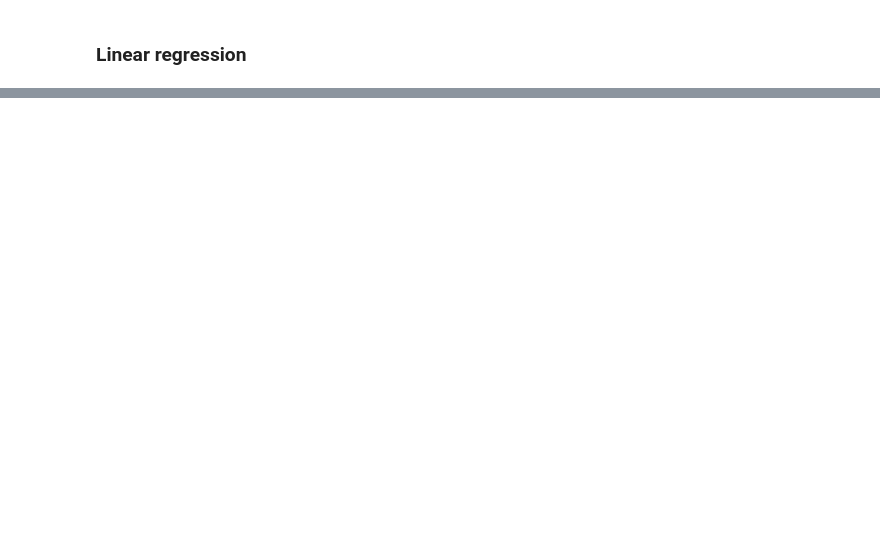
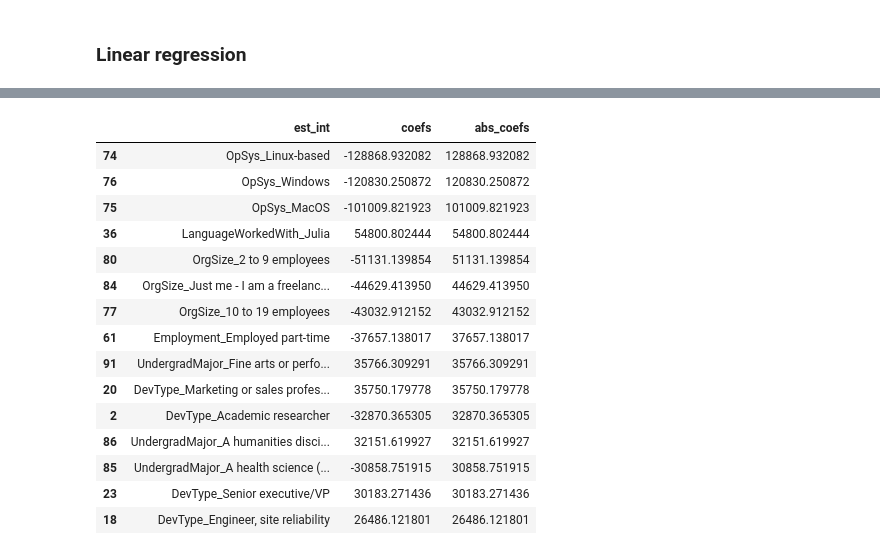
Before and after one commit to rubenvf/Stack_Overflow_Survey_2020, a Jupyter notebook: StackOverflowPost.ipynb, the cells around one changed output, grey strips where cells are left out. Cells and saved outputs as stored; diff of their text form; code cells hidden in the pictures; blank space fills up the shorter version.

```diff
--- a/StackOverflowPost.ipynb
+++ b/StackOverflowPost.ipynb
@@ -415,0 +529,42 @@ pd.DataFrame(df.query("Professional == 'Professional developer' and (Gender == '
+# %%
+def coef_weights(coefficients, X_train):
+    '''
+    INPUT:
+    coefficients - the coefficients of the linear model
+    X_train - the training data, so the column names can be used
+    OUTPUT:
+    coefs_df - a dataframe holding the coefficient, estimate, and abs(estimate)
+
+    Provides a dataframe that can be used to understand the most influential coefficients
+    in a linear model by providing the coefficient estimates along with the name of the
+    variable attached to the coefficient.
+    '''
+    coefs_df = pd.DataFrame()
+    coefs_df['est_int'] = X_train.columns
+    coefs_df['coefs'] = lm_model.coef_
+    coefs_df['abs_coefs'] = np.abs(lm_model.coef_)
+    coefs_df = coefs_df.sort_values('abs_coefs', ascending=False)
+    return coefs_df
+
+#Use the function
+coef_df = coef_weights(lm_model.coef_, X_train)
+
+#A quick look at the top results
+coef_df.head(15)
+# %% [output]
+|  | est_int | coefs | abs_coefs |
+| 74 | OpSys_Linux-based | -128868.932082 | 128868.932082 |
+| 76 | OpSys_Windows | -120830.250872 | 120830.250872 |
+| 75 | OpSys_MacOS | -101009.821923 | 101009.821923 |
+| 36 | LanguageWorkedWith_Julia | 54800.802444 | 54800.802444 |
+| 80 | OrgSize_2 to 9 employees | -51131.139854 | 51131.139854 |
+| 84 | OrgSize_Just me - I am a freelanc... | -44629.413950 | 44629.413950 |
+| 77 | OrgSize_10 to 19 employees | -43032.912152 | 43032.912152 |
+| 61 | Employment_Employed part-time | -37657.138017 | 37657.138017 |
+| 91 | UndergradMajor_Fine arts or perfo... | 35766.309291 | 35766.309291 |
+| 20 | DevType_Marketing or sales profes... | 35750.179778 | 35750.179778 |
+| 2 | DevType_Academic researcher | -32870.365305 | 32870.365305 |
+| 86 | UndergradMajor_A humanities disci... | 32151.619927 | 32151.619927 |
+| 85 | UndergradMajor_A health science (... | -30858.751915 | 30858.751915 |
+| 23 | DevType_Senior executive/VP | 30183.271436 | 30183.271436 |
+| 18 | DevType_Engineer, site reliability | 26486.121801 | 26486.121801 |
```
Also changed, not shown: parts of 38 cells of this notebook.
